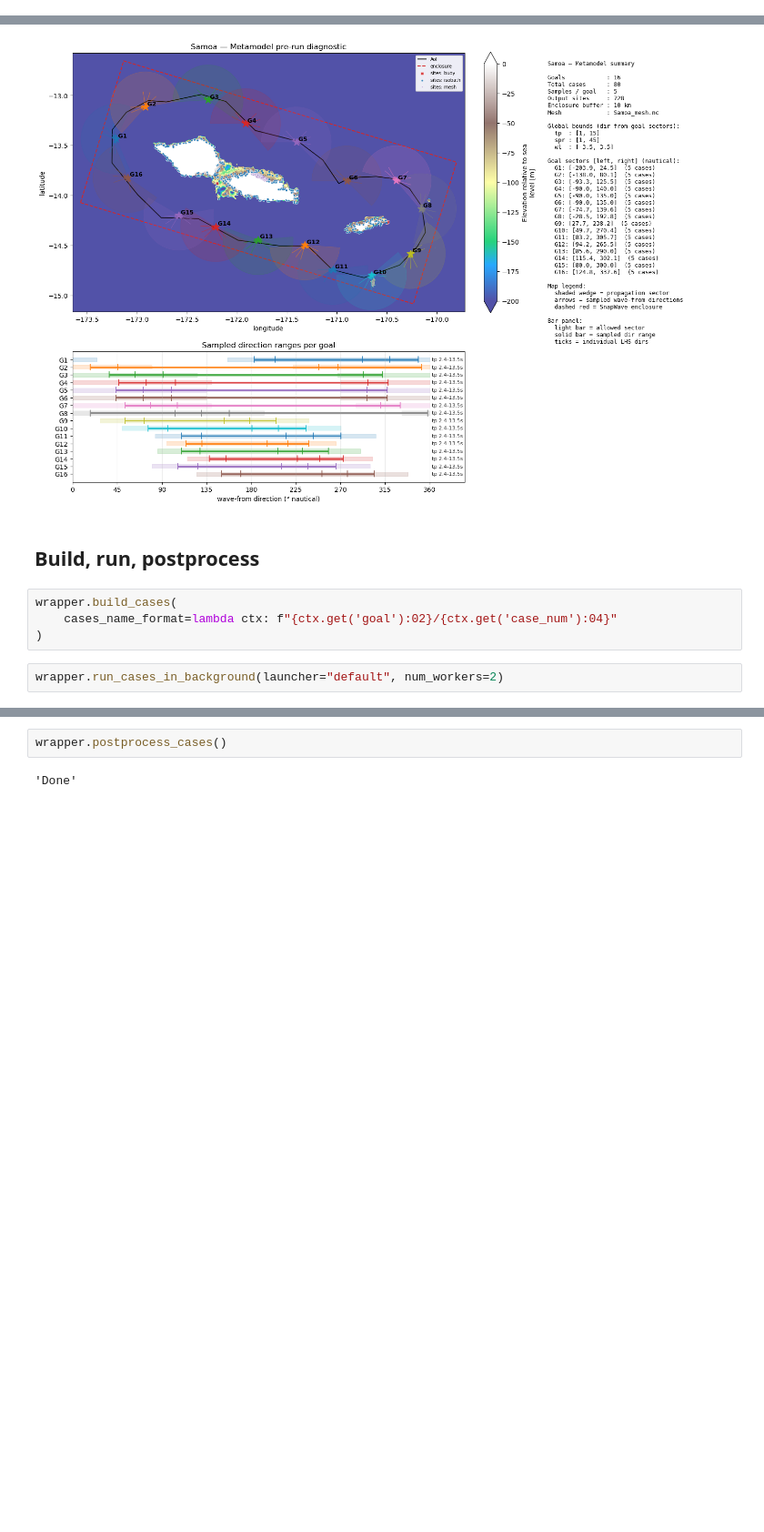
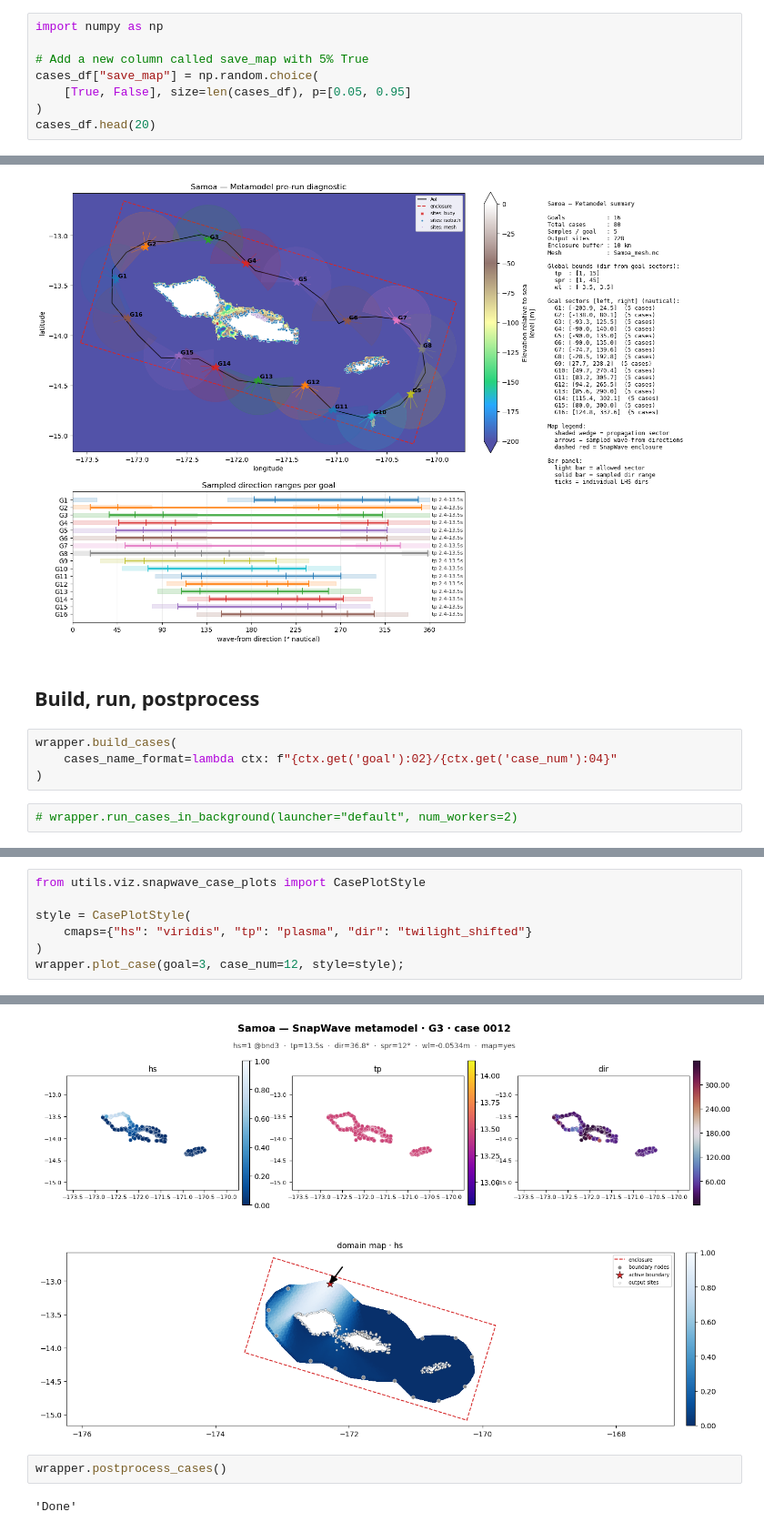
Before and after one commit to GeoOcean/HyGloW, a Jupyter notebook: Samoa/05_Metamodel_Cases_Generation.ipynb, the cells around one changed output, grey strips where cells are left out. Shown at 91% size. Drawn from its saved outputs; the diff is of its cells as text; blank space fills up the shorter version.

Commit message:
[JTH] add cases proper visualization for each case

```diff
--- a/Samoa/05_Metamodel_Cases_Generation.ipynb
+++ b/Samoa/05_Metamodel_Cases_Generation.ipynb
@@ -74,0 +51,8 @@ cases_df.groupby("goal")[["tp", "dir", "spr", "wl"]].describe()
+# %%
+import numpy as np
+
+# Add a new column called save_map with 5% True
+cases_df["save_map"] = np.random.choice(
+    [True, False], size=len(cases_df), p=[0.05, 0.95]
+)
+cases_df.head(20)
@@ -107,7 +110,7 @@ wrapper.build_cases(
     cases_name_format=lambda ctx: f"{ctx.get('goal'):02}/{ctx.get('case_num'):04}"
 )
 # %%
-wrapper.run_cases_in_background(launcher="default", num_workers=2)
+# wrapper.run_cases_in_background(launcher="default", num_workers=2)
 # %%
 wrapper.monitor_cases(value_counts="simple")
 # %% [output]
@@ -116,0 +130,8 @@ Name: count, dtype: int64
+# %%
+from utils.viz.snapwave_case_plots import CasePlotStyle
+
+style = CasePlotStyle(
+    cmaps={"hs": "viridis", "tp": "plasma", "dir": "twilight_shifted"}
+)
+wrapper.plot_case(goal=3, case_num=12, style=style);
+# %% [output]
@@ -117,3 +139,4 @@ Name: count, dtype: int64
+[figure, added]
 # %%
 wrapper.postprocess_cases()
 # %% [output]
```
Also changed, not shown: parts of 6 cells of this notebook, 4 other files.
